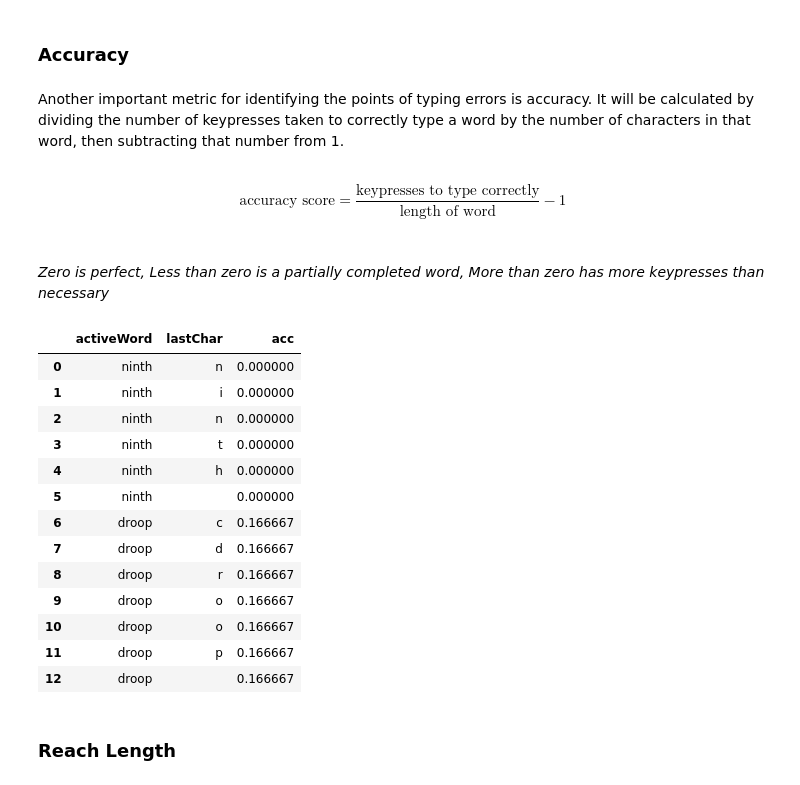
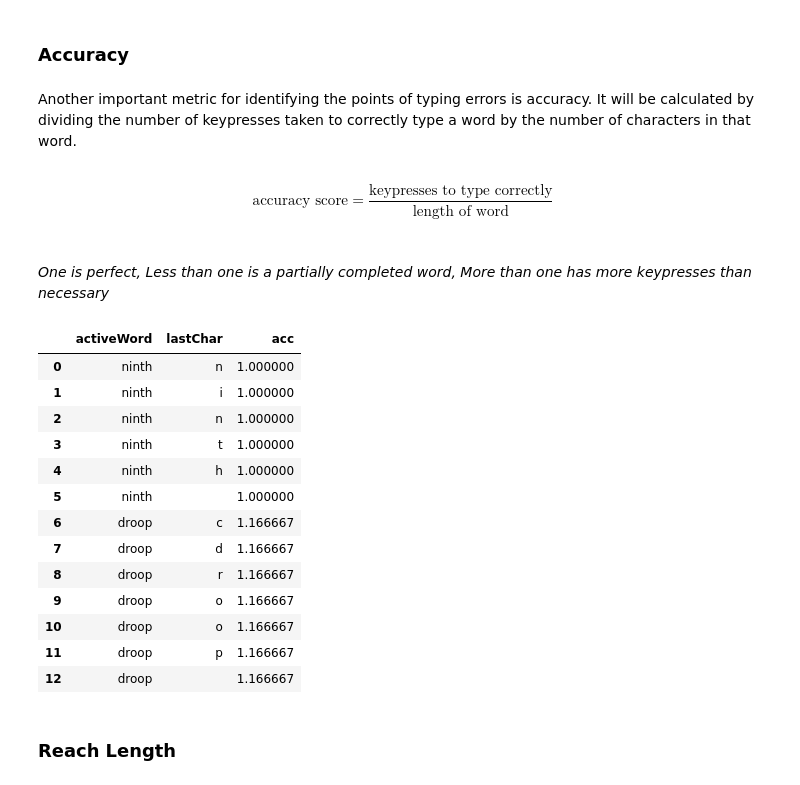
Before and after one commit to rmchorgh/MonkeyTypeMachineLearn, a Jupyter notebook: main.ipynb, the cells around one changed output. Drawn from its saved outputs; the diff is of its cells as text; code cells hidden in the pictures.

```diff
--- a/main.ipynb
+++ b/main.ipynb
@@ -317,51 +317,51 @@ df[['lastChar', 'cps', 'consistency']].head()
 # %% [markdown]
 ### Accuracy
 # %% [markdown]
-Another important metric for identifying the points of typing errors is accuracy. It will be calculated by dividing the number of keypresses taken to correctly type a word by the number of characters in that word, then subtracting that number from 1.
+Another important metric for identifying the points of typing errors is accuracy. It will be calculated by dividing the number of keypresses taken to correctly type a word by the number of characters in that word.
 # %% [markdown]
-$$\text{accuracy score} = \frac{\text{keypresses to type correctly}}{\text{length of word}} - 1$$
+$$\text{accuracy score} = \frac{\text{keypresses to type correctly}}{\text{length of word}}$$
 
-_Zero is perfect, Less than zero is a partially completed word, More than zero has more keypresses than necessary_
+_One is perfect, Less than one is a partially completed word, More than one has more keypresses than necessary_
 # %%
 # Add column
 df['acc'] = NaN
 
 # Loop over the beginning of every word
 i = 0
 while i < len(df) - 1:
 	aw = df.activeWord.iloc[i]
 
 	j = i + 1
 	naw = df.activeWord.iloc[j]
 
 	# Find the end of the word
 	while j < len(df) - 1 and aw == naw:
 		j += 1
 		naw = df.activeWord.iloc[j]
 
 	# Set the column values in the word to the accuracy score
 	for k in range(i, j + 1):
-		df.at[k, 'acc'] = ((j - i) / len(aw)) - 1
+		df.at[k, 'acc'] = (j - i) / len(aw)
 
 	i = j
 
 # Show results
 df[['activeWord', 'lastChar', 'acc']].head(13)
 # %% [output]
 |  | activeWord | lastChar | acc |
-| 0 | ninth | n | 0.000000 |
-| 1 | ninth | i | 0.000000 |
-| 2 | ninth | n | 0.000000 |
-| 3 | ninth | t | 0.000000 |
-| 4 | ninth | h | 0.000000 |
-| 5 | ninth |  | 0.000000 |
-| 6 | droop | c | 0.166667 |
-| 7 | droop | d | 0.166667 |
-| 8 | droop | r | 0.166667 |
-| 9 | droop | o | 0.166667 |
-| 10 | droop | o | 0.166667 |
-| 11 | droop | p | 0.166667 |
-| 12 | droop |  | 0.166667 |
+| 0 | ninth | n | 1.000000 |
+| 1 | ninth | i | 1.000000 |
+| 2 | ninth | n | 1.000000 |
+| 3 | ninth | t | 1.000000 |
+| 4 | ninth | h | 1.000000 |
+| 5 | ninth |  | 1.000000 |
+| 6 | droop | c | 1.166667 |
+| 7 | droop | d | 1.166667 |
+| 8 | droop | r | 1.166667 |
+| 9 | droop | o | 1.166667 |
+| 10 | droop | o | 1.166667 |
+| 11 | droop | p | 1.166667 |
+| 12 | droop |  | 1.166667 |
 # %% [markdown]
 ### Reach Length
 # %% [markdown]
```
Also changed, not shown: parts of 15 cells of this notebook, 2 other files.
